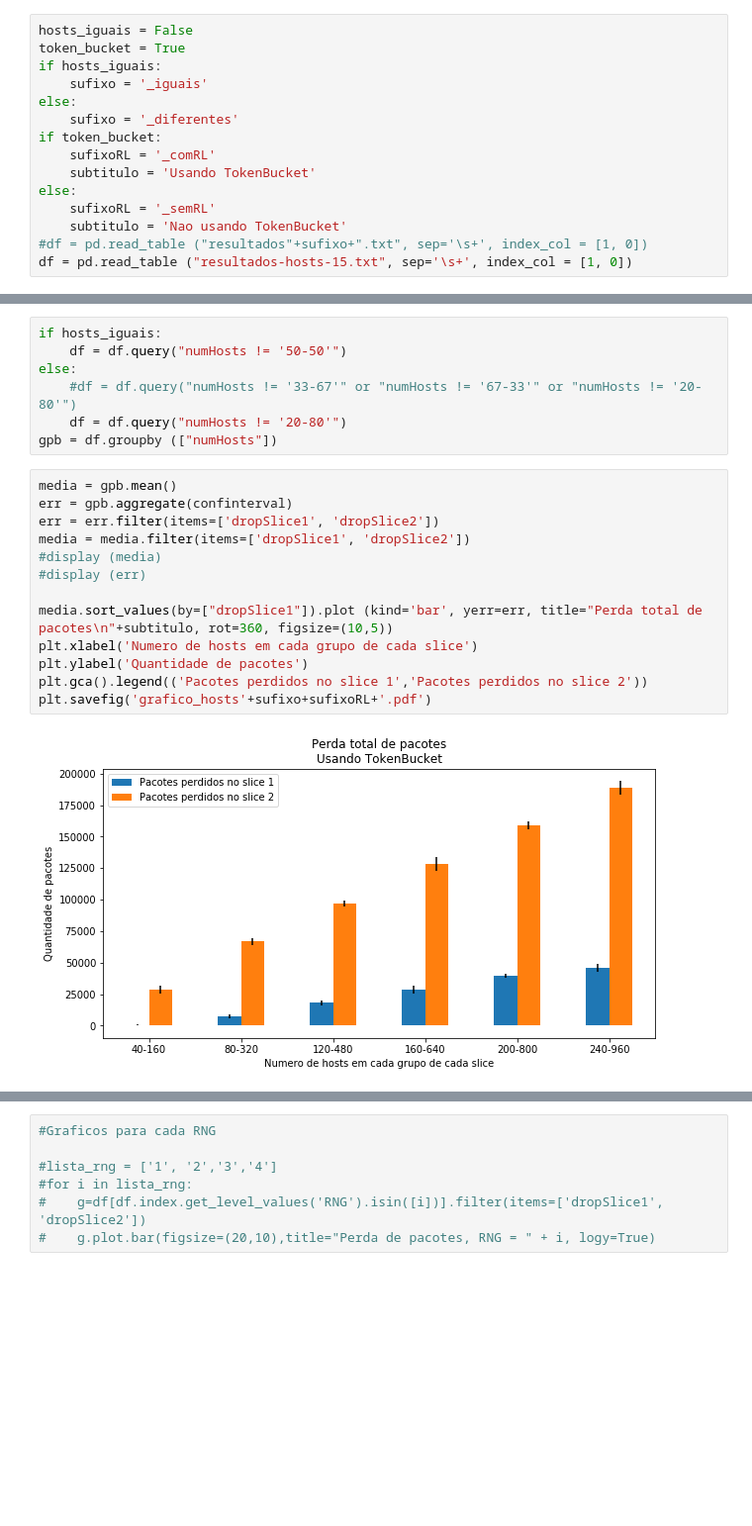
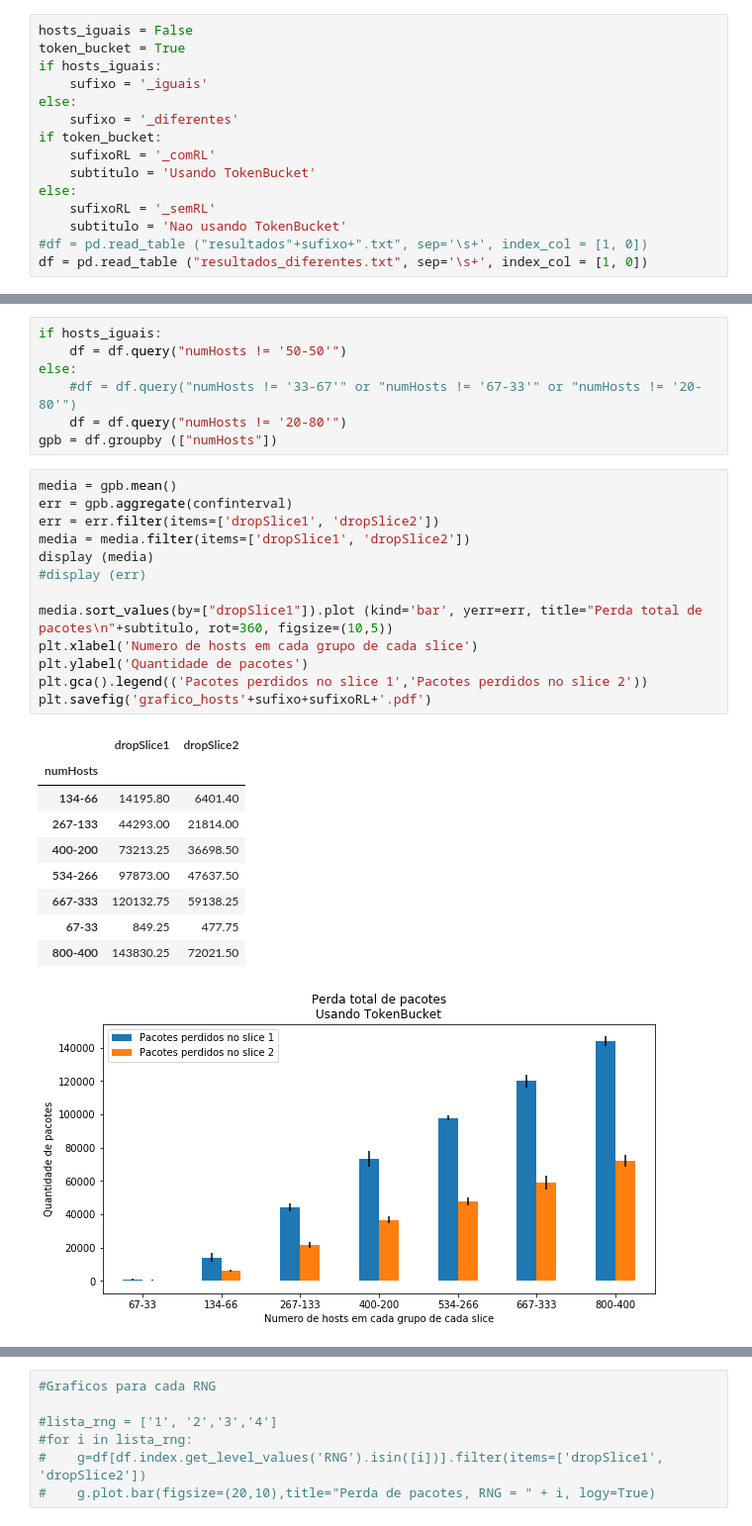
Before and after one commit to pedrobellotti/ns3-slice, a Jupyter notebook: Scripts/geraGrafico.ipynb, the cells around one changed output, grey strips where cells are left out. Shown at 99% size. Saved outputs shown, nothing was run; the diff lists cells and outputs as text; blank space fills up the shorter version.

```diff
--- a/Scripts/geraGrafico.ipynb
+++ b/Scripts/geraGrafico.ipynb
@@ -18,7 +18,7 @@ else:
     sufixoRL = '_semRL'
     subtitulo = 'Nao usando TokenBucket'
 #df = pd.read_table ("resultados"+sufixo+".txt", sep='\s+', index_col = [1, 0])
-df = pd.read_table ("resultados-hosts-15.txt", sep='\s+', index_col = [1, 0])
+df = pd.read_table ("resultados_diferentes.txt", sep='\s+', index_col = [1, 0])
 # %%
 df
 # %% [output]
@@ -61,18 +61,27 @@ gpb = df.groupby (["numHosts"])
 # %%
 media = gpb.mean()
 err = gpb.aggregate(confinterval)
 err = err.filter(items=['dropSlice1', 'dropSlice2'])
 media = media.filter(items=['dropSlice1', 'dropSlice2'])
-#display (media)
+display (media)
 #display (err)
 
 media.sort_values(by=["dropSlice1"]).plot (kind='bar', yerr=err, title="Perda total de pacotes\n"+subtitulo, rot=360, figsize=(10,5))
 plt.xlabel('Numero de hosts em cada grupo de cada slice')
 plt.ylabel('Quantidade de pacotes')
 plt.gca().legend(('Pacotes perdidos no slice 1','Pacotes perdidos no slice 2'))
 plt.savefig('grafico_hosts'+sufixo+sufixoRL+'.pdf')
 # %% [output]
+|  | dropSlice1 | dropSlice2 |
+| numHosts |  |  |
+| 134-66 | 14195.80 | 6401.40 |
+| 267-133 | 44293.00 | 21814.00 |
+| 400-200 | 73213.25 | 36698.50 |
+| 534-266 | 97873.00 | 47637.50 |
+| 667-333 | 120132.75 | 59138.25 |
+| 67-33 | 849.25 | 477.75 |
+| 800-400 | 143830.25 | 72021.50 |
-[figure, old version]
+[figure, new version]
 # %%
 err = gpb.aggregate(confinterval)
 media = gpb.mean()
```
Also changed, not shown: parts of 3 cells of this notebook, 12 other files.
